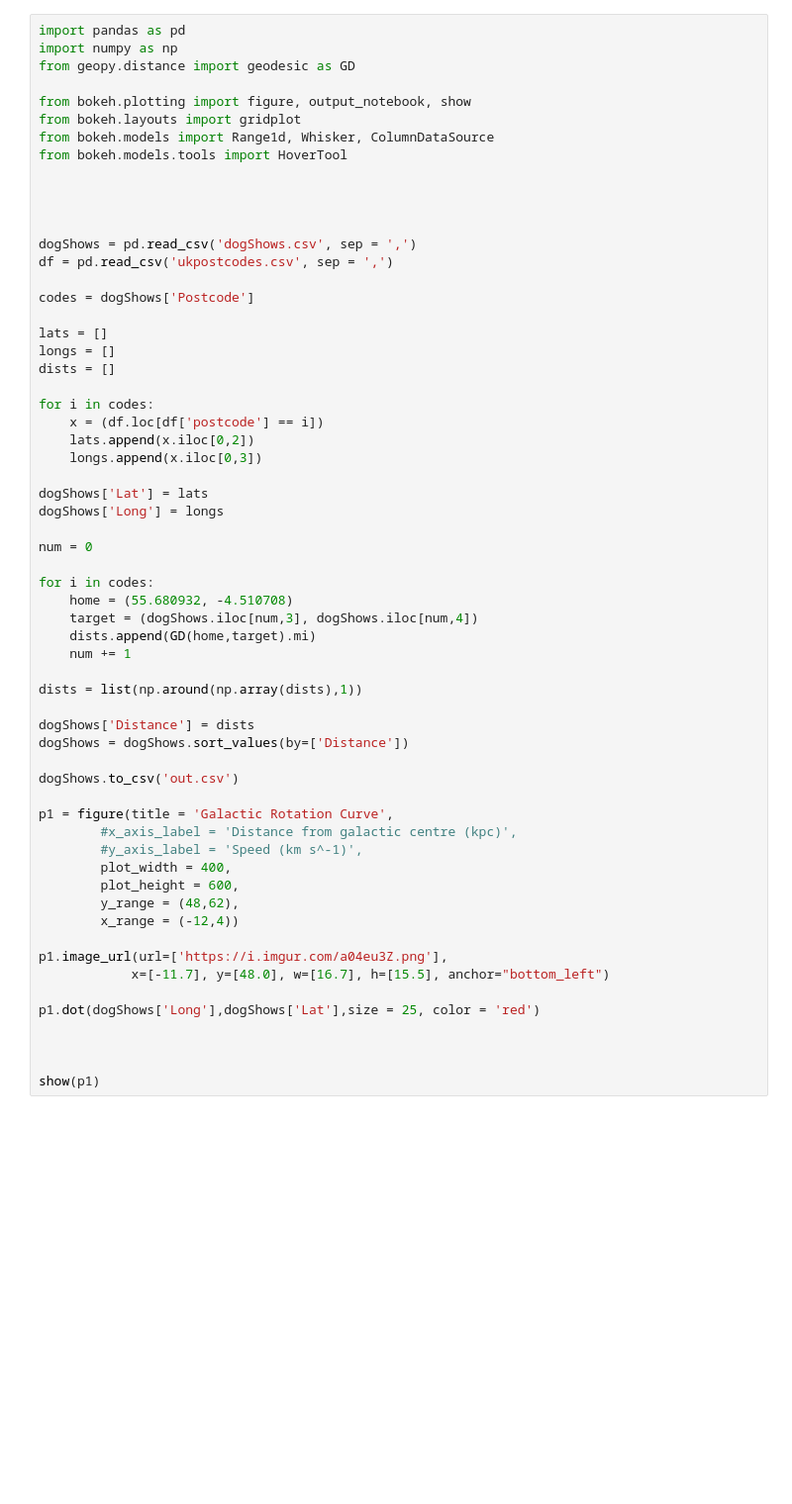
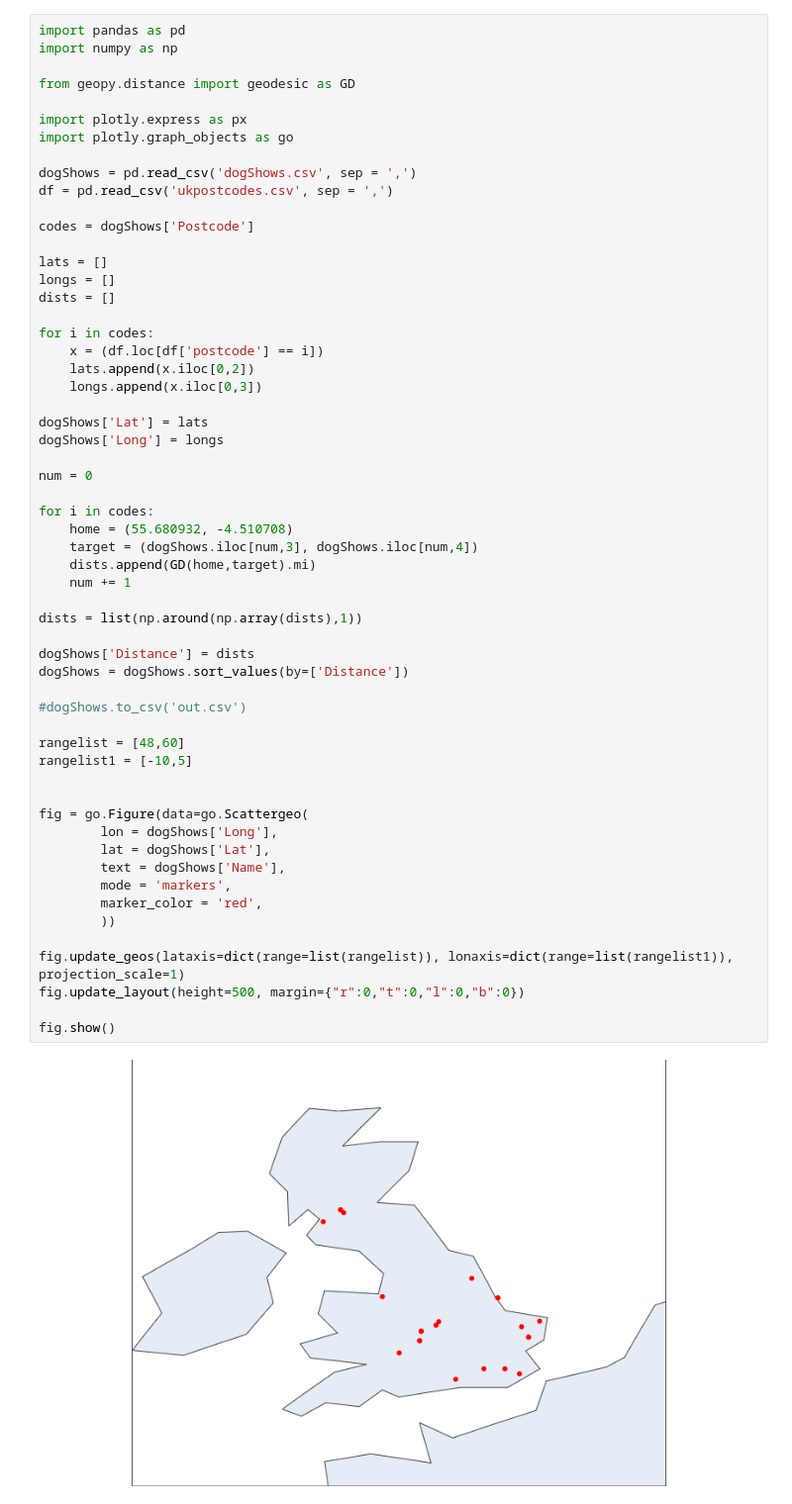
Before and after one commit to ScottBraidwood/supreme-meme, a Jupyter notebook: DogShowDistance.ipynb, the cells around one changed output. Shown at 99% size. Saved outputs shown, nothing was run; the diff lists cells and outputs as text; blank space fills up the shorter version.

Commit message:
Changed plotting to plotly

```diff
--- a/DogShowDistance.ipynb
+++ b/DogShowDistance.ipynb
@@ -1,15 +1,11 @@
 # %%
 import pandas as pd
 import numpy as np
+
 from geopy.distance import geodesic as GD
 
-from bokeh.plotting import figure, output_notebook, show
-from bokeh.layouts import gridplot
-from bokeh.models import Range1d, Whisker, ColumnDataSource
-from bokeh.models.tools import HoverTool
-
-
-
+import plotly.express as px
+import plotly.graph_objects as go
 
 dogShows = pd.read_csv('dogShows.csv', sep = ',')
 df = pd.read_csv('ukpostcodes.csv', sep = ',')
@@ -18,44 +14,46 @@ codes = dogShows['Postcode']
 
 lats = []
 longs = []
 dists = []
 
 for i in codes:
     x = (df.loc[df['postcode'] == i])
     lats.append(x.iloc[0,2])
     longs.append(x.iloc[0,3])
 
 dogShows['Lat'] = lats
 dogShows['Long'] = longs
 
 num = 0
 
 for i in codes:
     home = (55.680932, -4.510708)
     target = (dogShows.iloc[num,3], dogShows.iloc[num,4])
     dists.append(GD(home,target).mi)
     num += 1
 
 dists = list(np.around(np.array(dists),1))
 
 dogShows['Distance'] = dists
 dogShows = dogShows.sort_values(by=['Distance'])
 
-dogShows.to_csv('out.csv')
+#dogShows.to_csv('out.csv')
 
-p1 = figure(title = 'Galactic Rotation Curve',
-        #x_axis_label = 'Distance from galactic centre (kpc)',
-        #y_axis_label = 'Speed (km s^-1)',
-        plot_width = 400,
-        plot_height = 600,
-        y_range = (48,62),
-        x_range = (-12,4))
-
-p1.image_url(url=['https://i.imgur.com/a04eu3Z.png'],
-            x=[-11.7], y=[48.0], w=[16.7], h=[15.5], anchor="bottom_left")
-
-p1.dot(dogShows['Long'],dogShows['Lat'],size = 25, color = 'red')
+rangelist = [48,60]
+rangelist1 = [-10,5]
 
 
+fig = go.Figure(data=go.Scattergeo(
+        lon = dogShows['Long'],
+        lat = dogShows['Lat'],
+        text = dogShows['Name'],
+        mode = 'markers',
+        marker_color = 'red',
+        ))
 
-show(p1)
+fig.update_geos(lataxis=dict(range=list(rangelist)), lonaxis=dict(range=list(rangelist1)), projection_scale=1)
+fig.update_layout(height=500, margin={"r":0,"t":0,"l":0,"b":0})
+
+fig.show()
+# %% [output]
+[figure, added]
```
